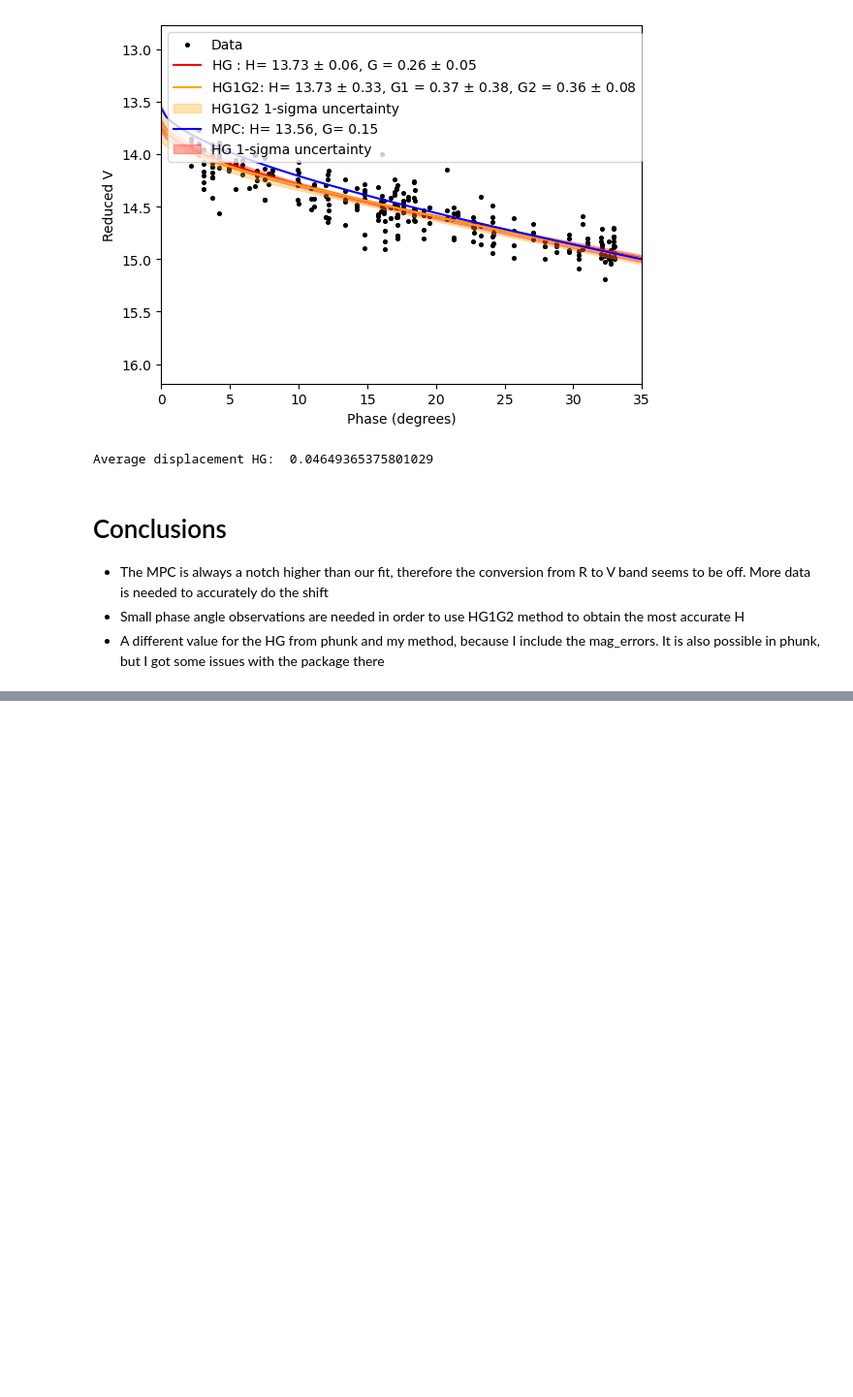
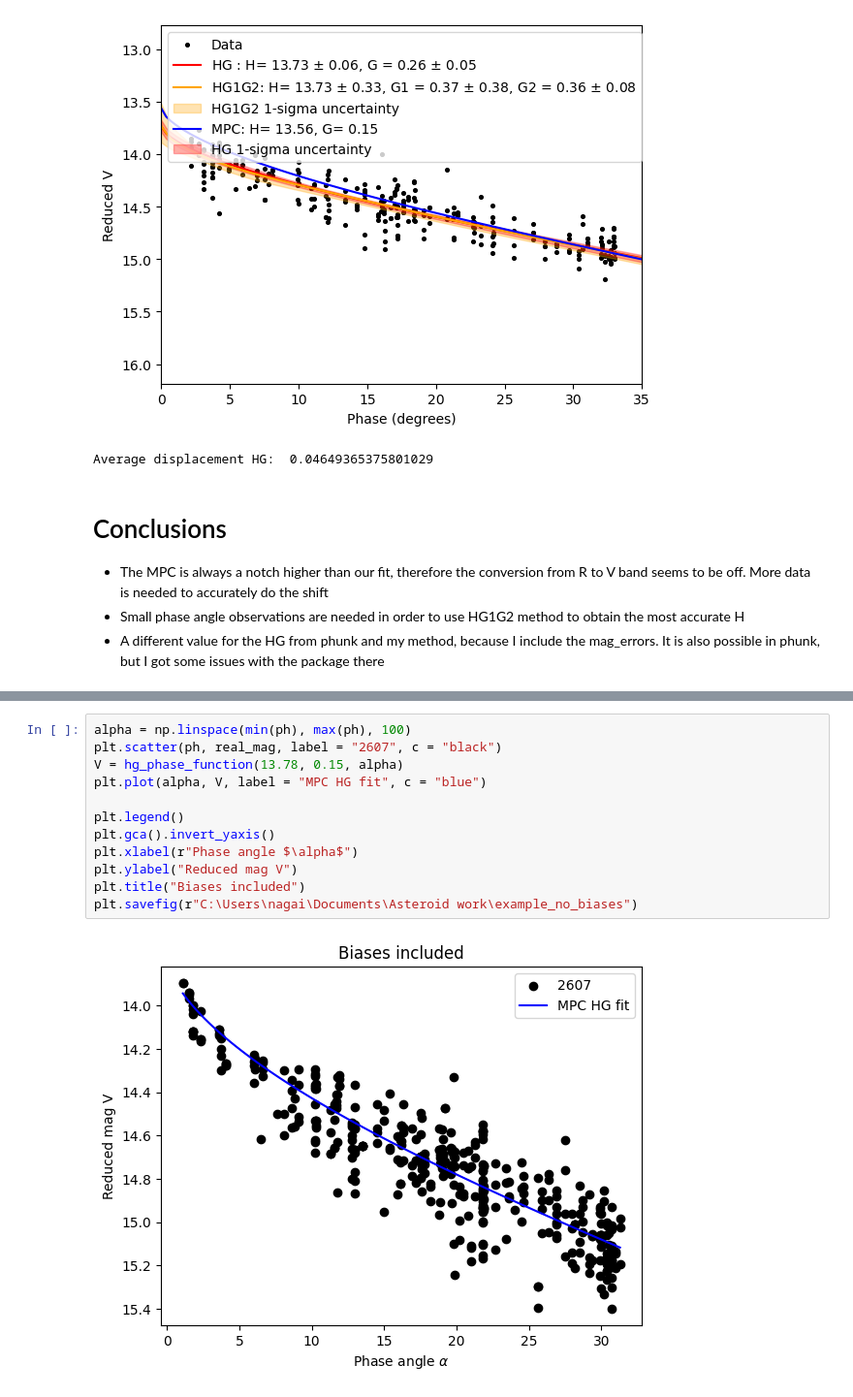
Before and after one commit to kristero/Asteroid_abs_mag, a Jupyter notebook: Pipeline for H.ipynb, the cells around one changed output, grey strips where cells are left out. Shown: that part at 97% size. Drawn from its saved outputs; the diff is of its cells as text; blank space fills up the shorter version.

```diff
--- a/Pipeline for H.ipynb
+++ b/Pipeline for H.ipynb
@@ -623,0 +670,14 @@ Average displacement HG:  0.04649365375801029
+# %%
+alpha = np.linspace(min(ph), max(ph), 100)
+plt.scatter(ph, real_mag, label = "2607", c = "black")
+V = hg_phase_function(13.78, 0.15, alpha)
+plt.plot(alpha, V, label = "MPC HG fit", c = "blue")
+
+plt.legend()
+plt.gca().invert_yaxis()
+plt.xlabel(r"Phase angle $\alpha$")
+plt.ylabel("Reduced mag V")
+plt.title("Biases included")
+plt.savefig(r"C:\Users\nagai\Documents\Asteroid work\example_no_biases")
+# %% [output]
+[figure, added]
```
Also changed, not shown: parts of 11 cells of this notebook, 2 other files.
